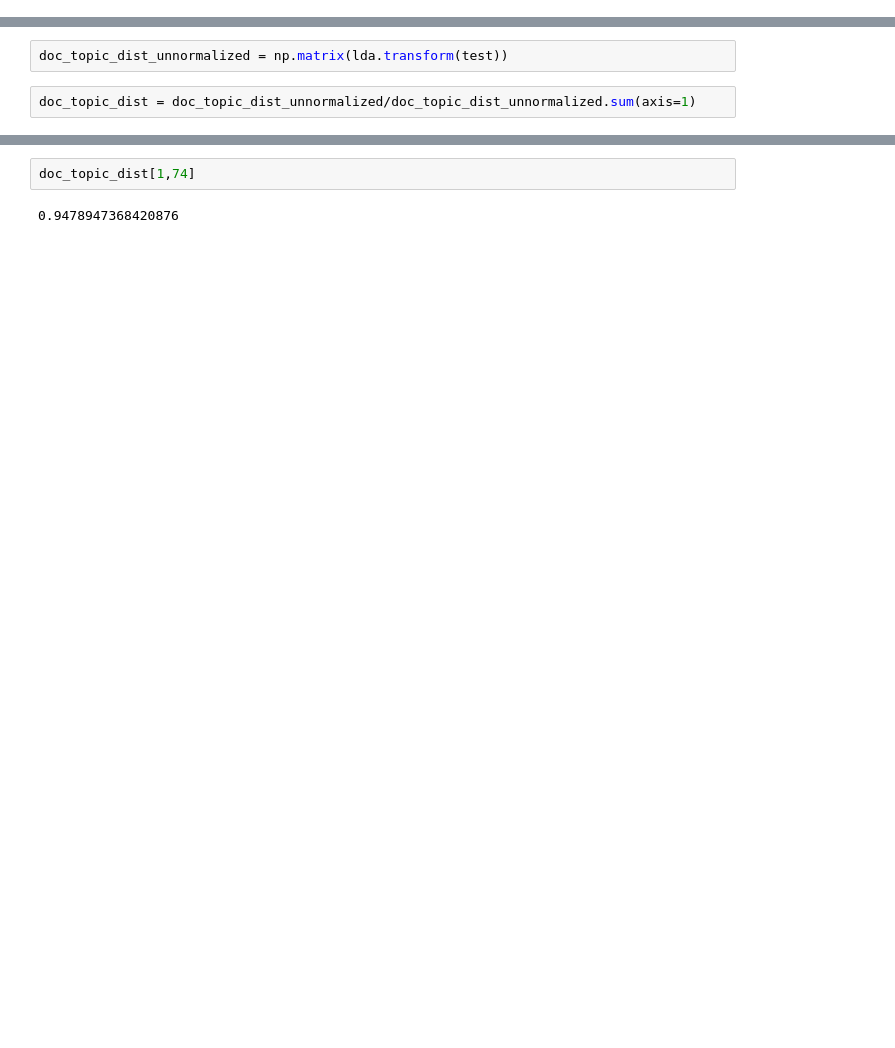
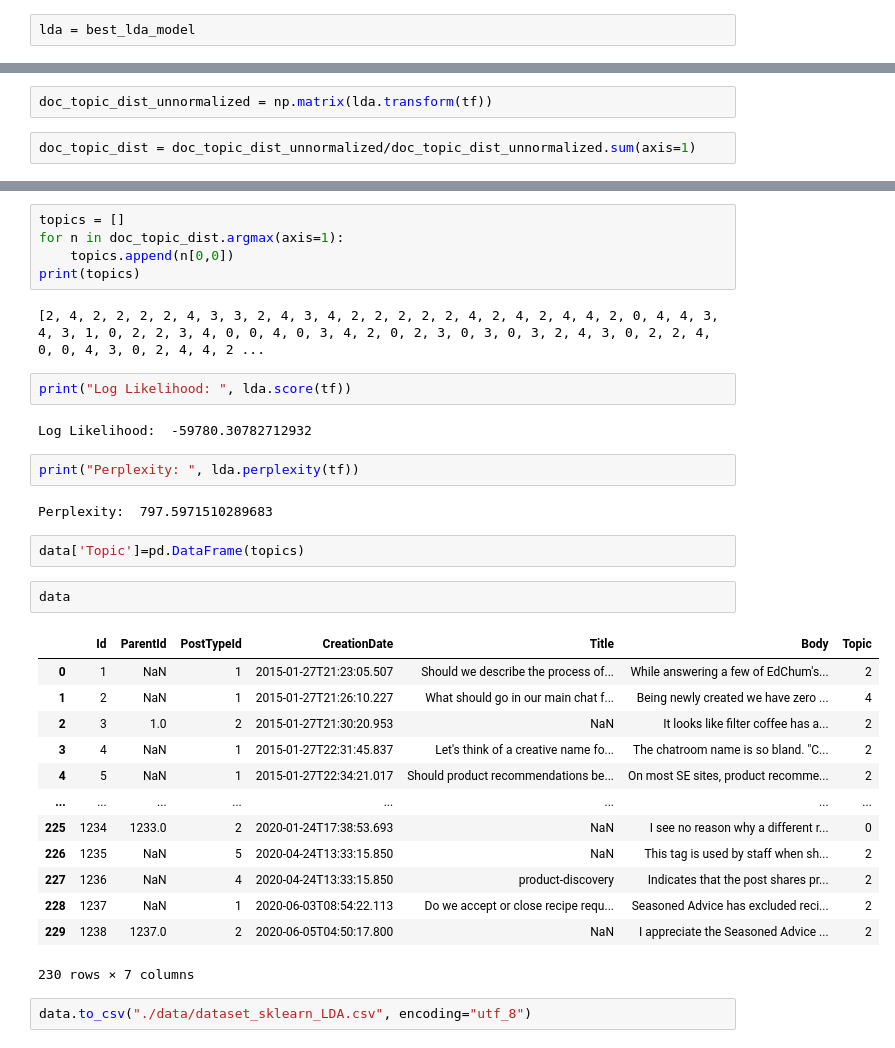
Before and after one commit to krh66/TopicModelingApplication-semanticWeb, a Jupyter notebook: Simularity_LDA.ipynb, the cells around one changed output, grey strips where cells are left out. Cells and saved outputs as stored; diff of their text form; blank space fills up the shorter version.

```diff
--- a/Simularity_LDA.ipynb
+++ b/Simularity_LDA.ipynb
@@ -83,3 +146,5 @@ select_n_components(lda_var_ratios, 0.95)
+# %%
+lda = best_lda_model
 # %%
 tf_feature_names = tf_vectorizer.get_feature_names()
 print_top_words(lda, tf_feature_names, n_top_words)
@@ -106,7 +159,7 @@ test = tf_vectorizer.transform(
     ["While answering a few of EdChum's questions I discovered that what I/we in the USA call pour over coffee is referred to as drip coffee in the UK. I added the pour-over tag to both questions I encountered but figured we should decide as a community which tag to use to describe this brewing process and then properly document it because drip-coffee means something different in the US (which is apparently referred to as filter-cofee in the UK). For clarification the method in question is shown in the image below. ",
     "Being newly created we have zero feeds appearing in our main chat right now. What blogs, news sites, or other important coffee related things should appear in our main chat room's feed? Post your suggestions/submissions.  "])
 # %%
-doc_topic_dist_unnormalized = np.matrix(lda.transform(test))
+doc_topic_dist_unnormalized = np.matrix(lda.transform(tf))
 # %%
 doc_topic_dist = doc_topic_dist_unnormalized/doc_topic_dist_unnormalized.sum(axis=1)
 # %%
@@ -117,4 +185,35 @@ print(doc_topic_dist.argmax(axis=1))
-# %%
-doc_topic_dist[1,74]
-# %% [output]
-0.9478947368420876
+# %%
+topics = []
+for n in doc_topic_dist.argmax(axis=1):
+    topics.append(n[0,0])
+print(topics)
+# %% [output]
+[2, 4, 2, 2, 2, 2, 4, 3, 3, 2, 4, 3, 4, 2, 2, 2, 2, 2, 4, 2, 4, 2, 4, 4, 2, 0, 4, 4, 3, 4, 3, 1, 0, 2, 2, 3, 4, 0, 0, 4, 0, 3, 4, 2, 0, 2, 3, 0, 3, 0, 3, 2, 4, 3, 0, 2, 2, 4, 0, 0, 4, 3, 0, 2, 4, 4, 2 ...
+# %%
+print("Log Likelihood: ", lda.score(tf))
+# %% [output]
+Log Likelihood:  -59780.30782712932
+# %%
+print("Perplexity: ", lda.perplexity(tf))
+# %% [output]
+Perplexity:  797.5971510289683
+# %%
+data['Topic']=pd.DataFrame(topics)
+# %%
+data
+# %% [output]
+|  | Id | ParentId | PostTypeId | CreationDate | Title | Body | Topic |
+| 0 | 1 | NaN | 1 | 2015-01-27T21:23:05.507 | Should we describe the process of... | While answering a few of EdChum's... | 2 |
+| 1 | 2 | NaN | 1 | 2015-01-27T21:26:10.227 | What should go in our main chat f... | Being newly created we have zero ... | 4 |
+| 2 | 3 | 1.0 | 2 | 2015-01-27T21:30:20.953 | NaN | It looks like filter coffee has a... | 2 |
+| 3 | 4 | NaN | 1 | 2015-01-27T22:31:45.837 | Let's think of a creative name fo... | The chatroom name is so bland. "C... | 2 |
+| 4 | 5 | NaN | 1 | 2015-01-27T22:34:21.017 | Should product recommendations be... | On most SE sites, product recomme... | 2 |
+| ... | ... | ... | ... | ... | ... | ... | ... |
+| 225 | 1234 | 1233.0 | 2 | 2020-01-24T17:38:53.693 | NaN | I see no reason why a different r... | 0 |
+| 226 | 1235 | NaN | 5 | 2020-04-24T13:33:15.850 | NaN | This tag is used by staff when sh... | 2 |
+| 227 | 1236 | NaN | 4 | 2020-04-24T13:33:15.850 | product-discovery | Indicates that the post shares pr... | 2 |
+| 228 | 1237 | NaN | 1 | 2020-06-03T08:54:22.113 | Do we accept or close recipe requ... | Seasoned Advice has excluded reci... | 2 |
+| 229 | 1238 | 1237.0 | 2 | 2020-06-05T04:50:17.800 | NaN | I appreciate the Seasoned Advice ... | 2 |
+230 rows × 7 columns
+# %%
+data.to_csv("./data/dataset_sklearn_LDA.csv", encoding="utf_8")
```
Also changed, not shown: parts of 23 cells of this notebook, 2 other files.
